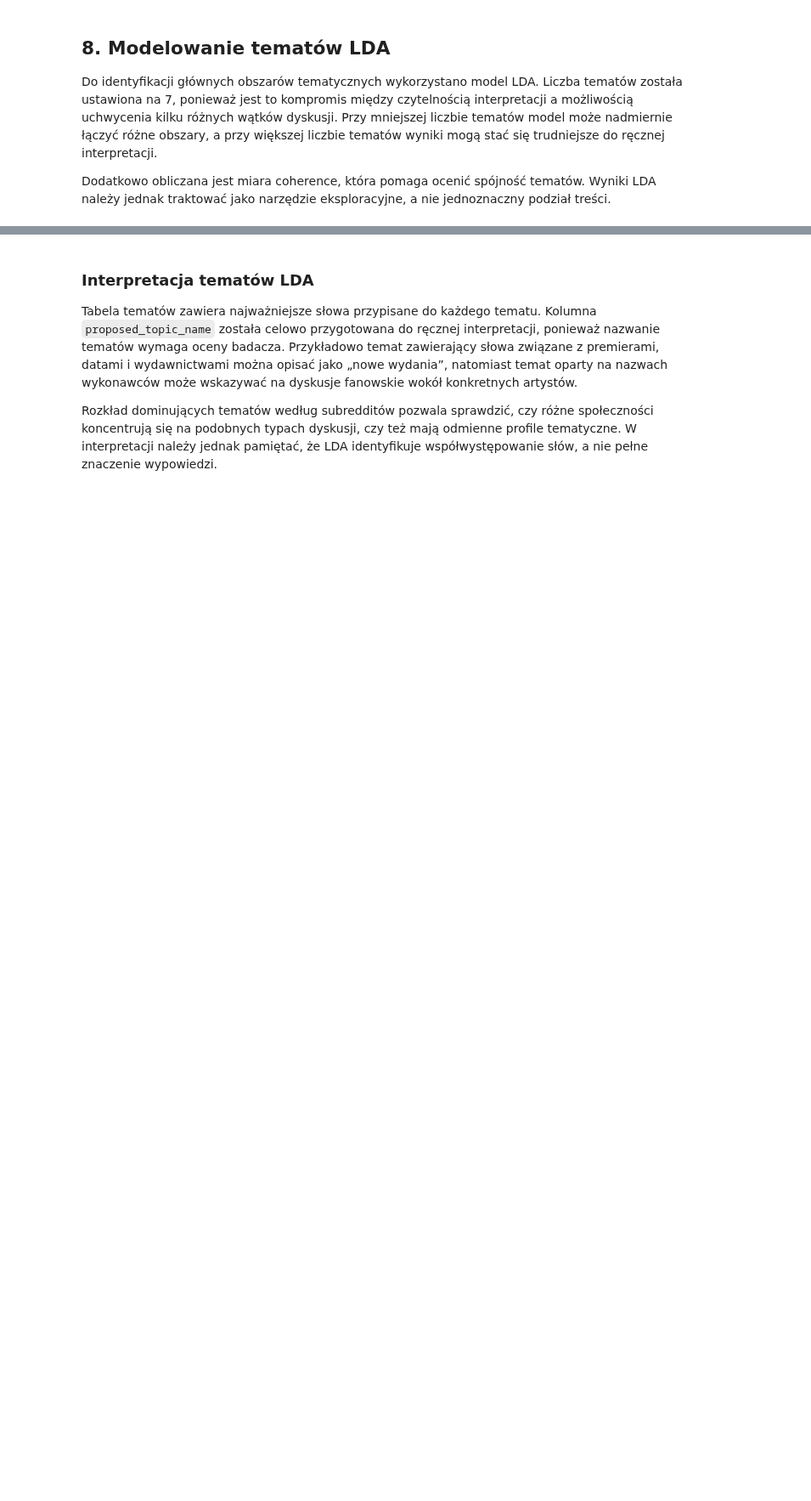
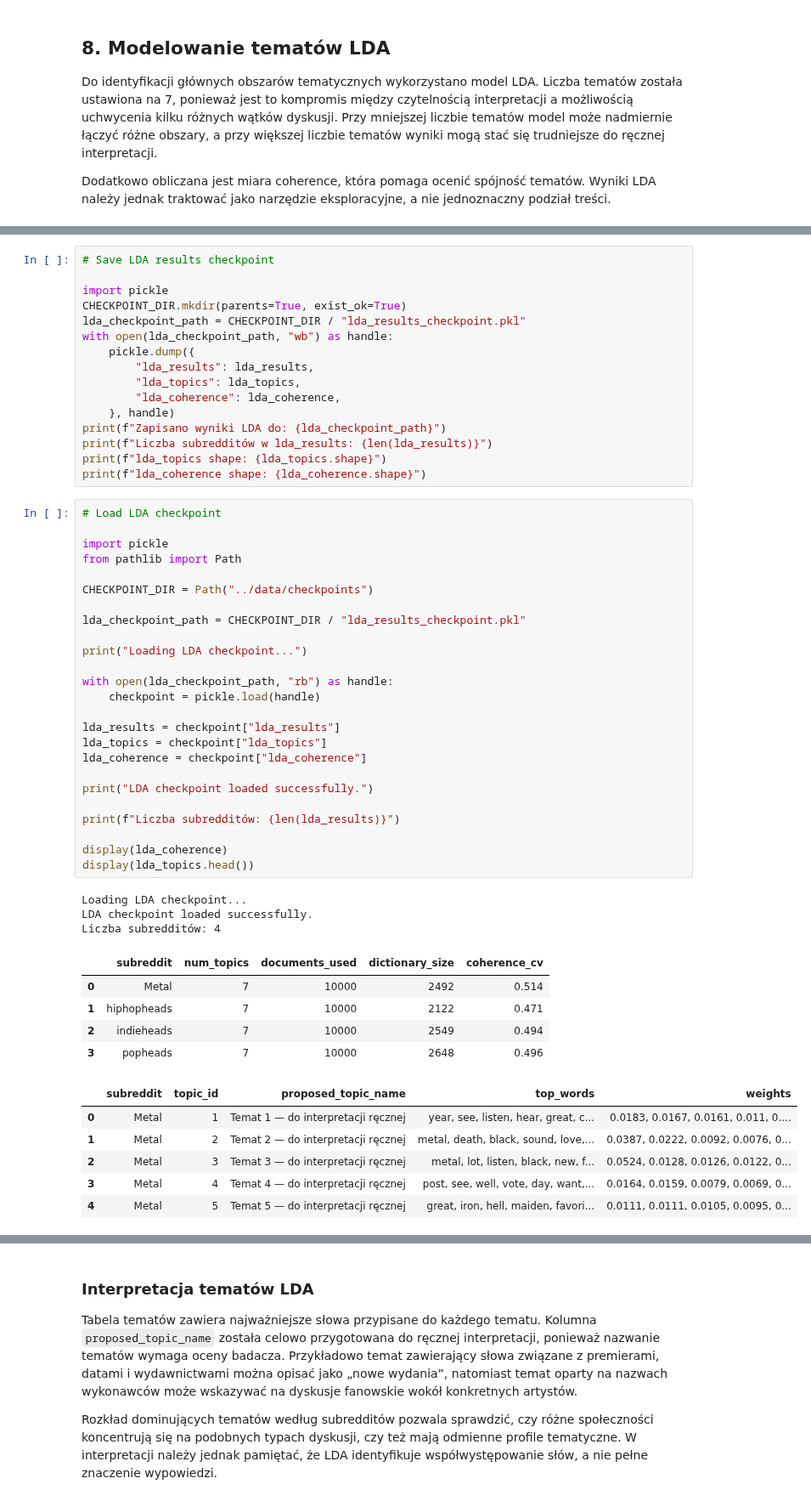
Before and after one commit to Weisjan/Reddit-Music-Community-Analysis, a Jupyter notebook: notebooks/02_text_mining_uporzadkowany.ipynb, the cells around one changed output, grey strips where cells are left out. Shown at 85% size. Cells and saved outputs as stored; diff of their text form; blank space fills up the shorter version.

```diff
--- a/notebooks/02_text_mining_uporzadkowany.ipynb
+++ b/notebooks/02_text_mining_uporzadkowany.ipynb
@@ -825,3 +894,59 @@ Error:
+# %%
+# Save LDA results checkpoint
+
+import pickle
+CHECKPOINT_DIR.mkdir(parents=True, exist_ok=True)
+lda_checkpoint_path = CHECKPOINT_DIR / "lda_results_checkpoint.pkl"
+with open(lda_checkpoint_path, "wb") as handle:
+    pickle.dump({
+        "lda_results": lda_results,
+        "lda_topics": lda_topics,
+        "lda_coherence": lda_coherence,
+    }, handle)
+print(f"Zapisano wyniki LDA do: {lda_checkpoint_path}")
+print(f"Liczba subredditów w lda_results: {len(lda_results)}")
+print(f"lda_topics shape: {lda_topics.shape}")
+print(f"lda_coherence shape: {lda_coherence.shape}")
+# %%
+# Load LDA checkpoint
+
+import pickle
+from pathlib import Path
+
+CHECKPOINT_DIR = Path("../data/checkpoints")
+
+lda_checkpoint_path = CHECKPOINT_DIR / "lda_results_checkpoint.pkl"
+
+print("Loading LDA checkpoint...")
+
+with open(lda_checkpoint_path, "rb") as handle:
+    checkpoint = pickle.load(handle)
+
+lda_results = checkpoint["lda_results"]
+lda_topics = checkpoint["lda_topics"]
+lda_coherence = checkpoint["lda_coherence"]
+
+print("LDA checkpoint loaded successfully.")
+
+print(f"Liczba subredditów: {len(lda_results)}")
+
+display(lda_coherence)
+display(lda_topics.head())
+# %% [output]
+Loading LDA checkpoint...
+LDA checkpoint loaded successfully.
+Liczba subredditów: 4
+|  | subreddit | num_topics | documents_used | dictionary_size | coherence_cv |
+| 0 | Metal | 7 | 10000 | 2492 | 0.514 |
+| 1 | hiphopheads | 7 | 10000 | 2122 | 0.471 |
+| 2 | indieheads | 7 | 10000 | 2549 | 0.494 |
+| 3 | popheads | 7 | 10000 | 2648 | 0.496 |
+|  | subreddit | topic_id | proposed_topic_name | top_words | weights |
+| 0 | Metal | 1 | Temat 1 — do interpretacji ręcznej | year, see, listen, hear, great, c... | 0.0183, 0.0167, 0.0161, 0.011, 0.... |
+| 1 | Metal | 2 | Temat 2 — do interpretacji ręcznej | metal, death, black, sound, love,... | 0.0387, 0.0222, 0.0092, 0.0076, 0... |
+| 2 | Metal | 3 | Temat 3 — do interpretacji ręcznej | metal, lot, listen, black, new, f... | 0.0524, 0.0128, 0.0126, 0.0122, 0... |
+| 3 | Metal | 4 | Temat 4 — do interpretacji ręcznej | post, see, well, vote, day, want,... | 0.0164, 0.0159, 0.0079, 0.0069, 0... |
+| 4 | Metal | 5 | Temat 5 — do interpretacji ręcznej | great, iron, hell, maiden, favori... | 0.0111, 0.0111, 0.0105, 0.0095, 0... |
 # %%
 if lda_results:
     fig, axes = plt.subplots(NUM_TOPICS, len(lda_results), figsize=(4 * len(lda_results), 2.2 * NUM_TOPICS))
```
Also changed, not shown: parts of 11 cells of this notebook, 7 other files.
